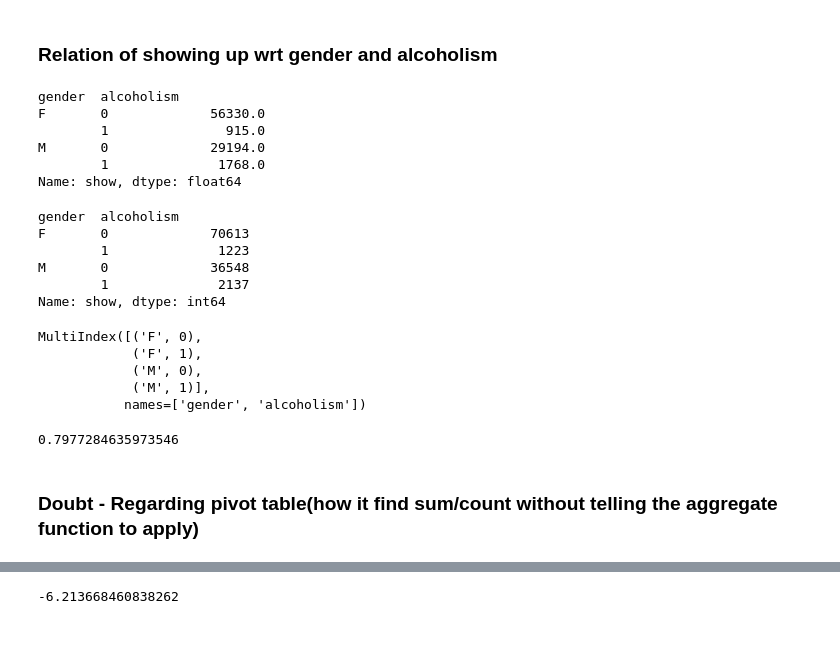
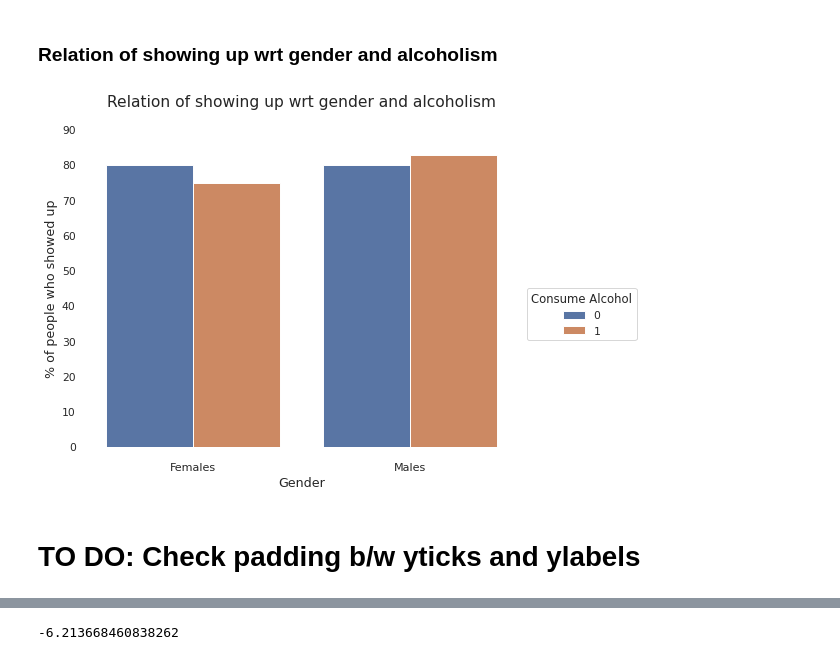
Before and after one commit to dishankkalra23/Medical-Appointment-No-Shows, a Jupyter notebook: Medical_Appointment_No_Shows.ipynb, the cells around one changed output, grey strips where cells are left out. Saved outputs shown, nothing was run; the diff lists cells and outputs as text; code cells hidden in the pictures.

```diff
--- a/Medical_Appointment_No_Shows.ipynb
+++ b/Medical_Appointment_No_Shows.ipynb
@@ -418,38 +429,45 @@ df_new.corr().iloc[2:,2:]
+# %%
+def rel_with_gender(_feature,_title):
+  extracted_df = pd.pivot_table(data=df,index=['gender',_feature],values='show')
+  extracted_df.show = extracted_df.show*100
+  extracted_df.reset_index(inplace=True)
+
+  # To set figure size
+  plt.figure(figsize=(8,6),dpi=70)
+
+  # To make bar plot
+  graph = sns.barplot(data=extracted_df,x='gender',y='show',hue=_feature);
+
+  # To add padding b/w axis and ticks
+  graph.xaxis.set_tick_params(pad = 10)
+  graph.yaxis.set_tick_params(pad = 3)
+
+  graph.set_xlabel('Gender',fontsize=13)
+  graph.set_ylabel('% of people who showed up',fontsize=13)
+  graph.set_title(_title,fontsize=16)
+  graph.set_xticklabels(['Females','Males'],fontsize=11.5)
+
+  # To set y-axis limits
+  graph.set_ylim(0,90)
+
+  # To place legend outside top right corner of plot
+  plt.legend(title='Consume Alcohol',bbox_to_anchor=(1.02, 0.5), loc='upper left', borderaxespad=0)
+  # plt.legend(title='Consume Alcohol',bbox_to_anchor=(1.02, 1), loc='upper left', borderaxespad=0,labels=['No','Yes'])
+  # plt.legend(title='Alcoholism',labels=['A', 'A'], loc='upper left')
+
+  # To remove spines
+  sns.despine( left=True, bottom=True)
+
+  # TO DO: Add padding between axes and labels
+
+  plt.show(graph)
 # %% [markdown]
 ### Relation of showing up wrt gender and alcoholism
-# %%
-x1 = df.groupby(['gender','alcoholism']).sum().show
-x1
-# %% [output]
-gender  alcoholism
-F       0             56330.0
-        1               915.0
-M       0             29194.0
-        1              1768.0
-Name: show, dtype: float64
-# %%
-x2= df.groupby(['gender','alcoholism']).count().show
-x2
-# %% [output]
-gender  alcoholism
-F       0             70613
-        1              1223
-M       0             36548
-        1              2137
-Name: show, dtype: int64
-# %%
-x1.index
-# %% [output]
-MultiIndex([('F', 0),
-            ('F', 1),
-            ('M', 0),
-            ('M', 1)],
-           names=['gender', 'alcoholism'])
-# %%
-x1[('F', 0)]/x2[('F', 0)]
-# %% [output]
-0.7977284635973546
-# %% [markdown]
-### Doubt - Regarding pivot table(how it find sum/count without telling the aggregate function to apply)
+# %%
+rel_with_gender(_feature='alcoholism',_title='Relation of showing up wrt gender and alcoholism\n')
+# %% [output]
+[figure, added]
+# %% [markdown]
+# TO DO: Check padding b/w yticks and ylabels
 # %%
 gender_alcohol = pd.pivot_table(data=df,index=['gender','alcoholism'],values='show')
```
Also changed, not shown: parts of 11 cells of this notebook.
